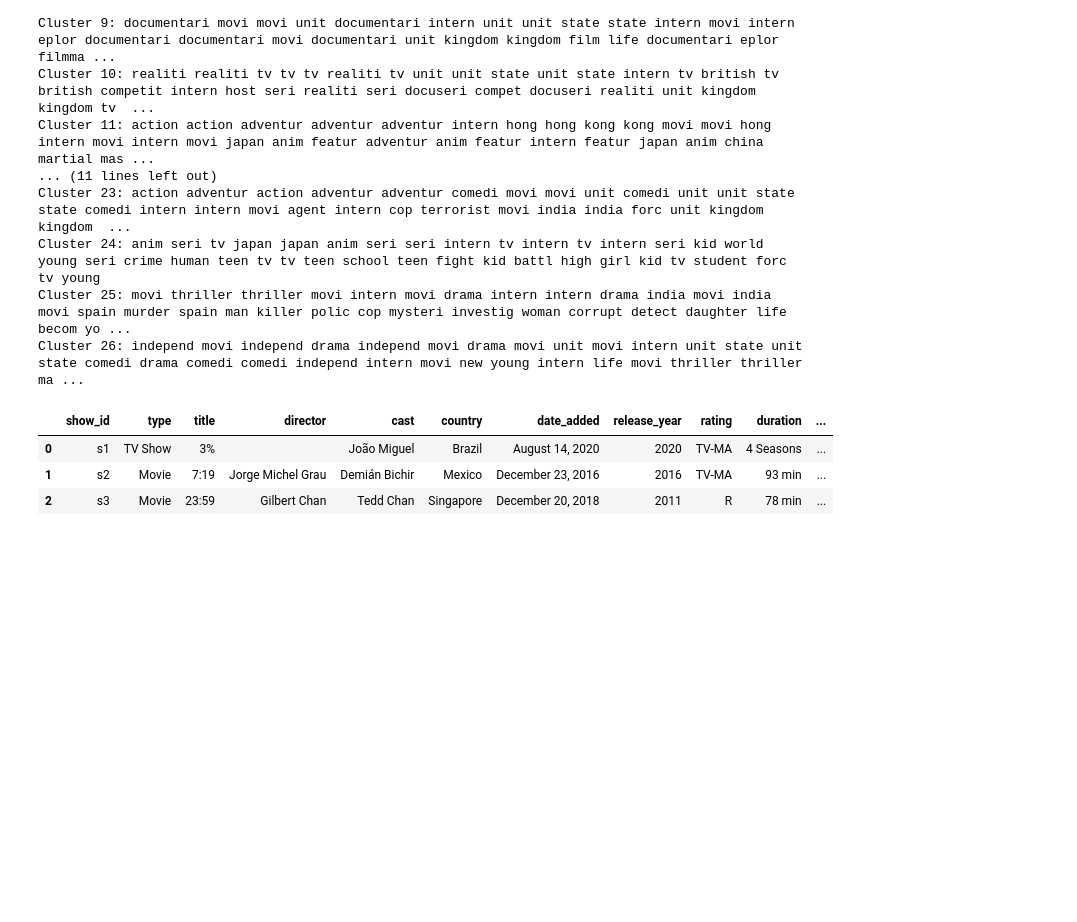
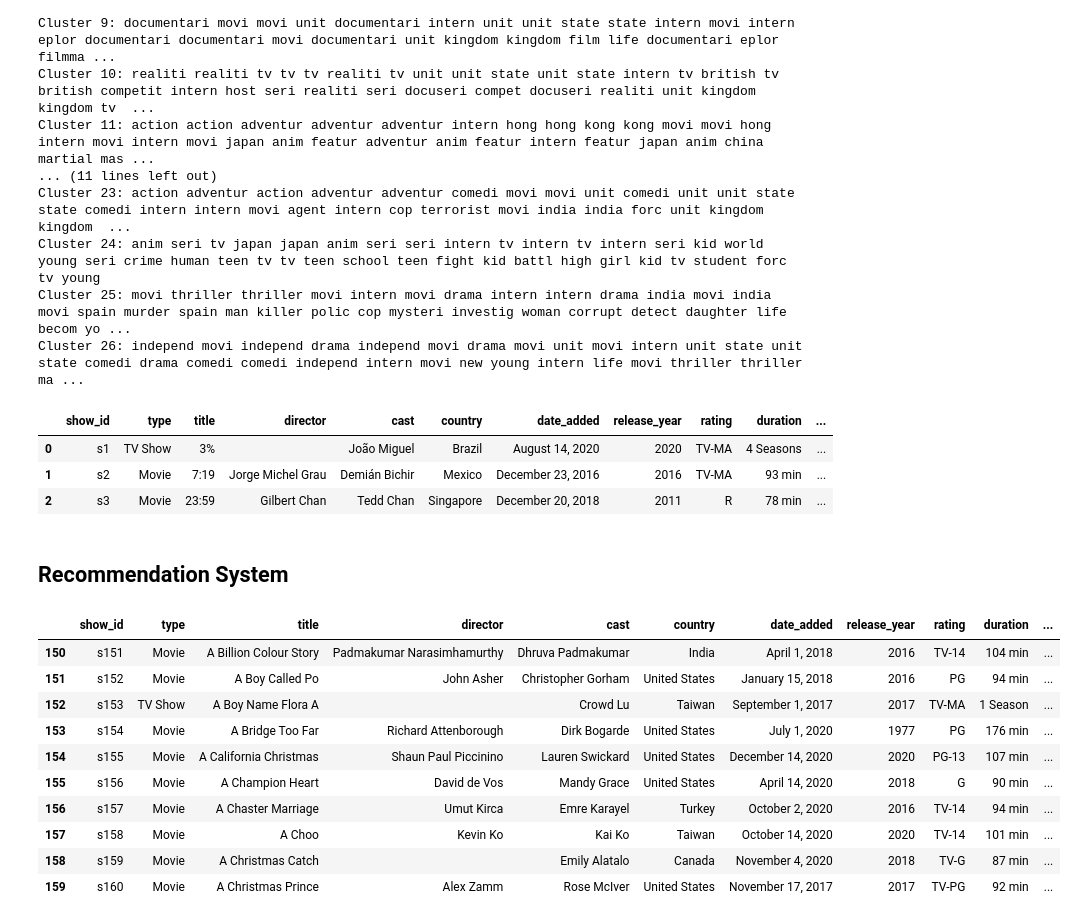
Before and after one commit to Arka1212/Netflix-Movies-And-TV-Shows-Clustering, a Jupyter notebook: NETFLIX_MOVIES_AND_TV_SHOWS_CLUSTERING.ipynb, the cells around one changed output. Saved outputs shown, nothing was run; the diff lists cells and outputs as text; code cells hidden in the pictures; blank space fills up the shorter version.

```diff
--- a/NETFLIX_MOVIES_AND_TV_SHOWS_CLUSTERING.ipynb
+++ b/NETFLIX_MOVIES_AND_TV_SHOWS_CLUSTERING.ipynb
@@ -877,0 +867,2 @@ def find_same_cluster_items(name_nf):
+# %% [markdown]
+## **Recommendation System**
@@ -877,0 +888,14 @@ def find_same_cluster_items(name_nf):
+# %%
+nf_df[150:160]
+# %% [output]
+|  | show_id | type | title | director | cast | country | date_added | release_year | rating | duration | ... |
+| 150 | s151 | Movie | A Billion Colour Story | Padmakumar Narasimhamurthy | Dhruva Padmakumar | India | April 1, 2018 | 2016 | TV-14 | 104 min | ... |
+| 151 | s152 | Movie | A Boy Called Po | John Asher | Christopher Gorham | United States | January 15, 2018 | 2016 | PG | 94 min | ... |
+| 152 | s153 | TV Show | A Boy Name Flora A |  | Crowd Lu | Taiwan | September 1, 2017 | 2017 | TV-MA | 1 Season | ... |
+| 153 | s154 | Movie | A Bridge Too Far | Richard Attenborough | Dirk Bogarde | United States | July 1, 2020 | 1977 | PG | 176 min | ... |
+| 154 | s155 | Movie | A California Christmas | Shaun Paul Piccinino | Lauren Swickard | United States | December 14, 2020 | 2020 | PG-13 | 107 min | ... |
+| 155 | s156 | Movie | A Champion Heart | David de Vos | Mandy Grace | United States | April 14, 2020 | 2018 | G | 90 min | ... |
+| 156 | s157 | Movie | A Chaster Marriage | Umut Kirca | Emre Karayel | Turkey | October 2, 2020 | 2016 | TV-14 | 94 min | ... |
+| 157 | s158 | Movie | A Choo | Kevin Ko | Kai Ko | Taiwan | October 14, 2020 | 2020 | TV-14 | 101 min | ... |
+| 158 | s159 | Movie | A Christmas Catch |  | Emily Alatalo | Canada | November 4, 2020 | 2018 | TV-G | 87 min | ... |
+| 159 | s160 | Movie | A Christmas Prince | Alex Zamm | Rose McIver | United States | November 17, 2017 | 2017 | TV-PG | 92 min | ... |
```
Also changed, not shown: parts of 6 cells of this notebook.
